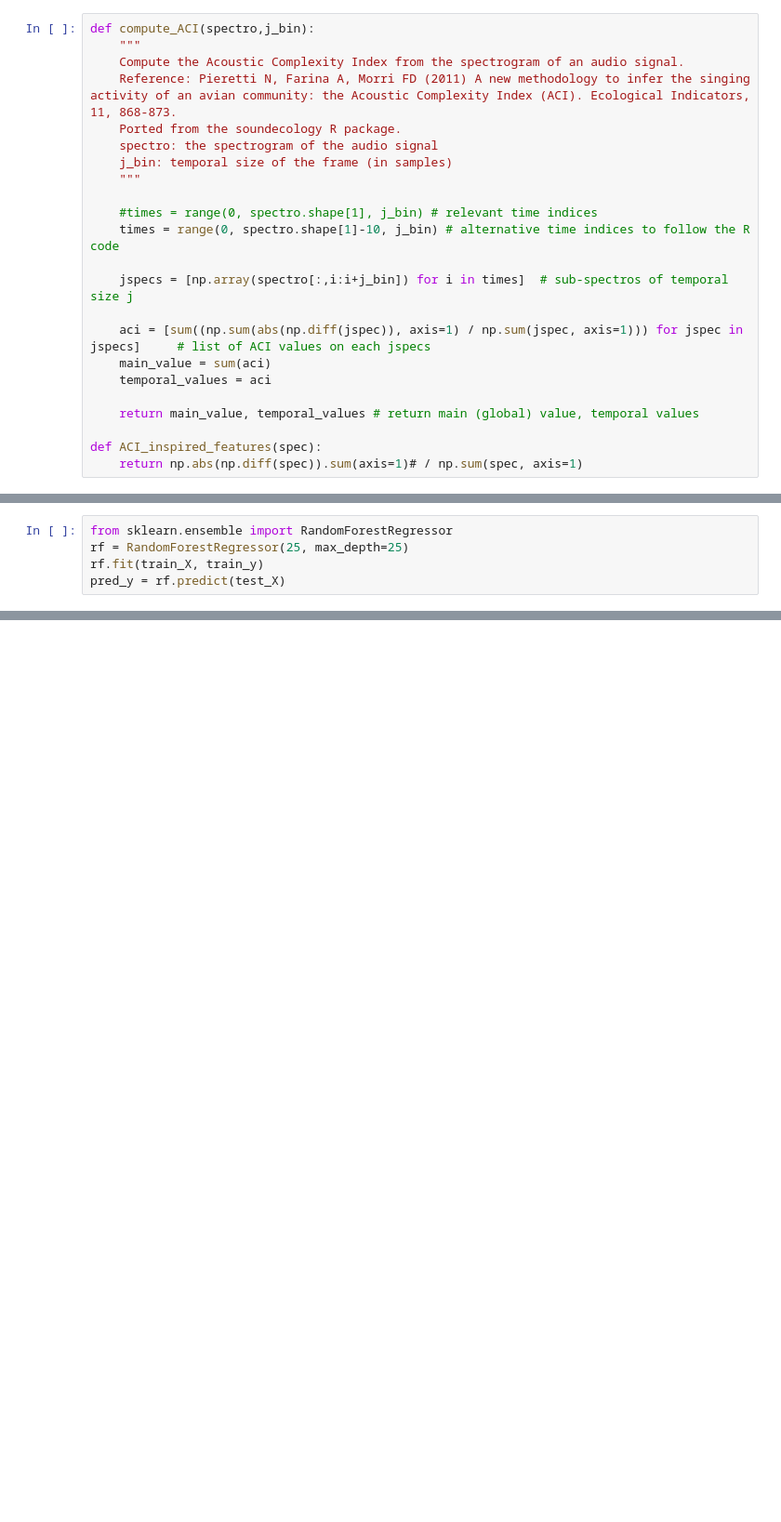
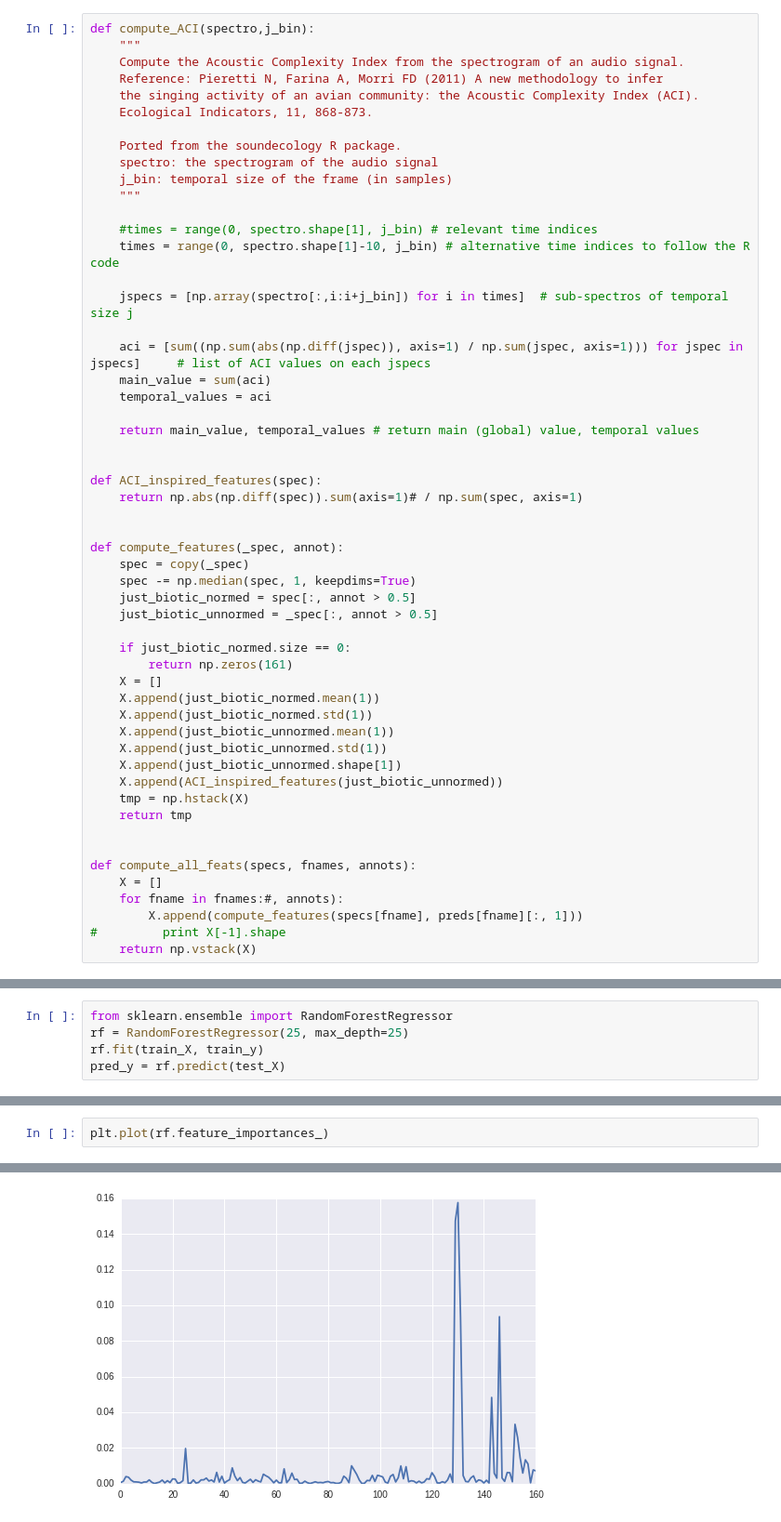
Before and after one commit to mdfirman/CityNet, a Jupyter notebook: golden/explore_diversity_labelled_data.ipynb, the cells around one changed output, grey strips where cells are left out. Shown at 93% size. Cells and saved outputs as stored; diff of their text form; blank space fills up the shorter version.

```diff
--- a/golden/explore_diversity_labelled_data.ipynb
+++ b/golden/explore_diversity_labelled_data.ipynb
@@ -65,7 +49,10 @@ test_specs = load_specs(test_files)
 def compute_ACI(spectro,j_bin):
     """
     Compute the Acoustic Complexity Index from the spectrogram of an audio signal.
-    Reference: Pieretti N, Farina A, Morri FD (2011) A new methodology to infer the singing activity of an avian community: the Acoustic Complexity Index (ACI). Ecological Indicators, 11, 868-873.
+    Reference: Pieretti N, Farina A, Morri FD (2011) A new methodology to infer
+    the singing activity of an avian community: the Acoustic Complexity Index (ACI).
+    Ecological Indicators, 11, 868-873.
+
     Ported from the soundecology R package.
     spectro: the spectrogram of the audio signal
     j_bin: temporal size of the frame (in samples)
@@ -82,5 +69,33 @@ def compute_ACI(spectro,j_bin):
 
     return main_value, temporal_values # return main (global) value, temporal values
 
+
 def ACI_inspired_features(spec):
     return np.abs(np.diff(spec)).sum(axis=1)# / np.sum(spec, axis=1)
+
+
+def compute_features(_spec, annot):
+    spec = copy(_spec)
+    spec -= np.median(spec, 1, keepdims=True)
+    just_biotic_normed = spec[:, annot > 0.5]
+    just_biotic_unnormed = _spec[:, annot > 0.5]
+
+    if just_biotic_normed.size == 0:
+        return np.zeros(161)
+    X = []
+    X.append(just_biotic_normed.mean(1))
+    X.append(just_biotic_normed.std(1))
+    X.append(just_biotic_unnormed.mean(1))
+    X.append(just_biotic_unnormed.std(1))
+    X.append(just_biotic_unnormed.shape[1])
+    X.append(ACI_inspired_features(just_biotic_unnormed))
+    tmp = np.hstack(X)
+    return tmp
+
+
+def compute_all_feats(specs, fnames, annots):
+    X = []
+    for fname in fnames:#, annots):
+        X.append(compute_features(specs[fname], preds[fname][:, 1]))
+#         print X[-1].shape
+    return np.vstack(X)
@@ -162,0 +129,3 @@ plt.plot([0, 10], [0, 10], ':')
+# %%
+plt.plot(rf.feature_importances_)
+# %% [output]
@@ -162,0 +133 @@ plt.plot([0, 10], [0, 10], ':')
+[figure, added]
```
Also changed, not shown: parts of 15 cells of this notebook.
